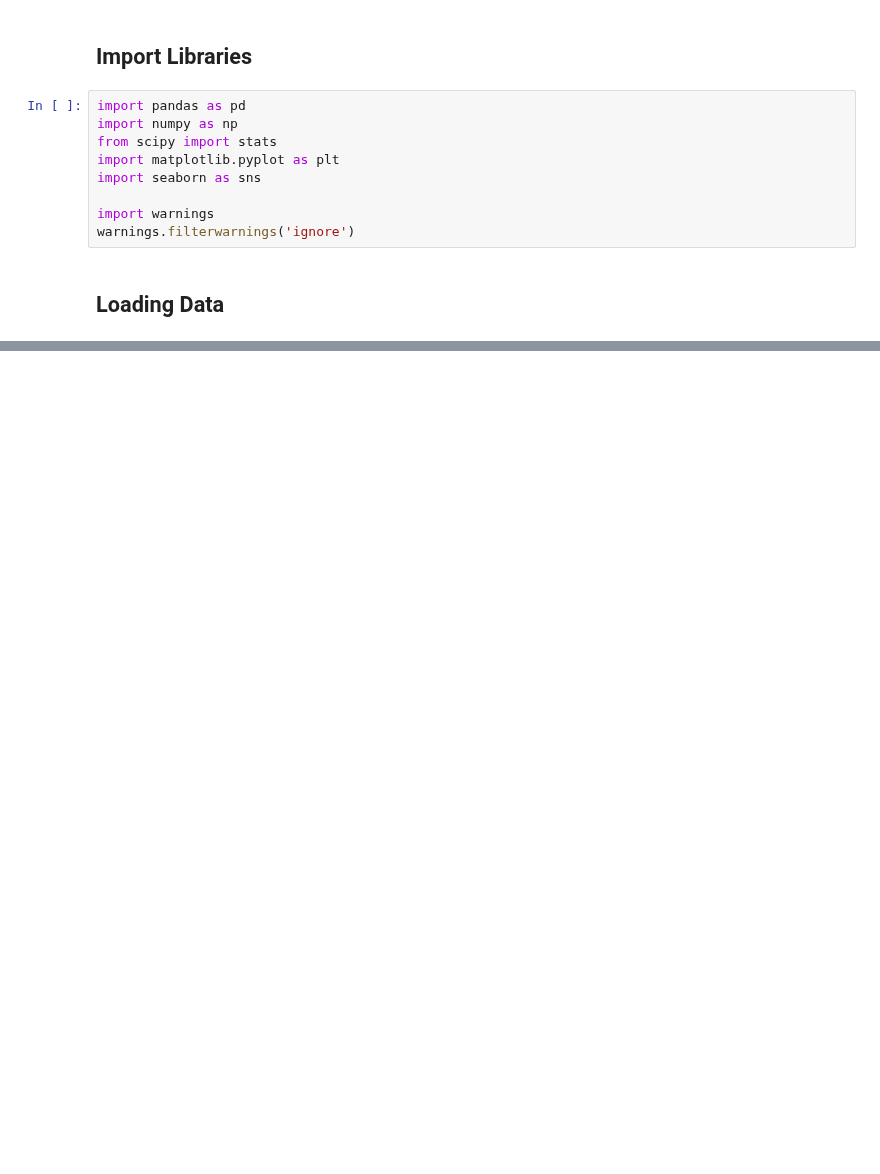
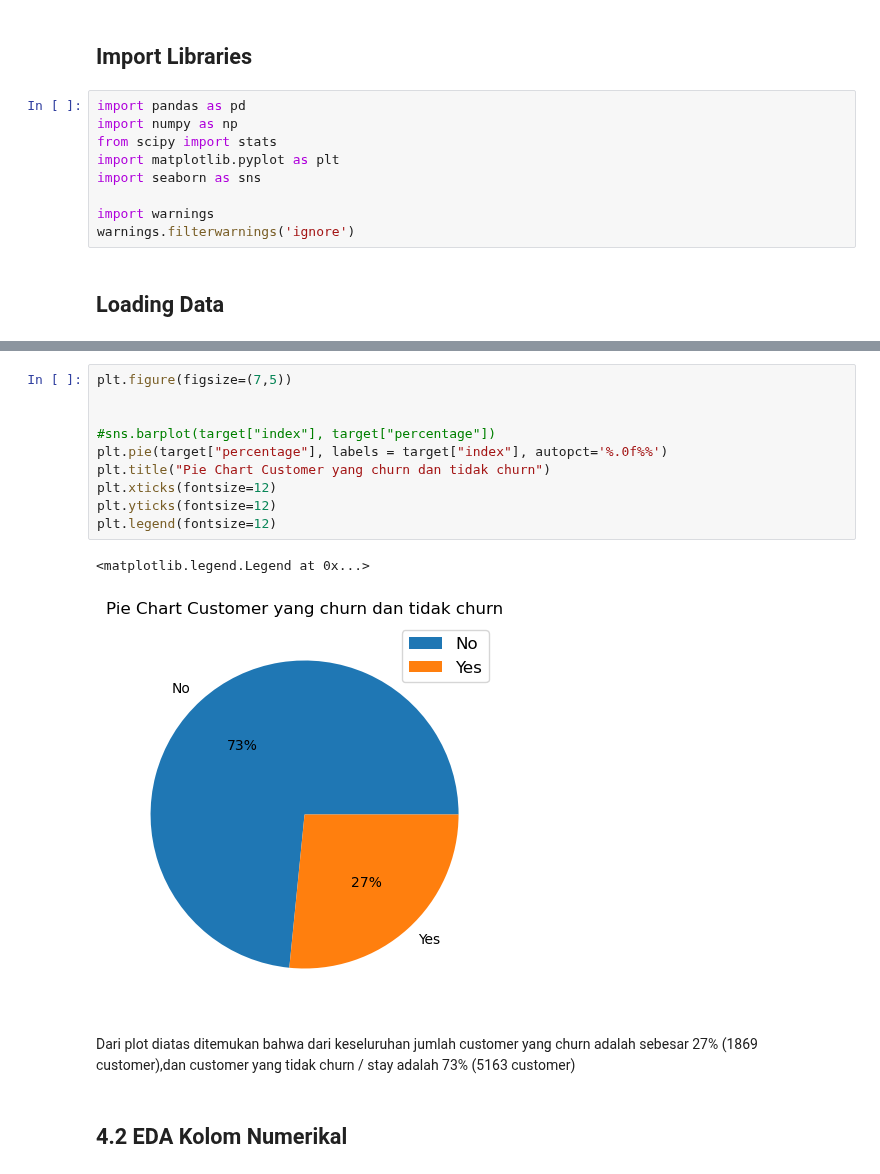
Before and after one commit to FTDS-assignment-bay/p2-final-project-ftds-001-sby-group-001, a Jupyter notebook: data_analyst.ipynb, the cells around one changed output, grey strips where cells are left out. Saved outputs shown, nothing was run; the diff lists cells and outputs as text; blank space fills up the shorter version.

```diff
--- a/data_analyst.ipynb
+++ b/data_analyst.ipynb
@@ -23,0 +56,17 @@ df.head()
+# %%
+plt.figure(figsize=(7,5))
+
+
+#sns.barplot(target["index"], target["percentage"])
+plt.pie(target["percentage"], labels = target["index"], autopct='%.0f%%')
+plt.title("Pie Chart Customer yang churn dan tidak churn")
+plt.xticks(fontsize=12)
+plt.yticks(fontsize=12)
+plt.legend(fontsize=12)
+# %% [output]
+<matplotlib.legend.Legend at 0x...>
+[figure, added]
+# %% [markdown]
+Dari plot diatas ditemukan bahwa dari keseluruhan jumlah customer yang churn adalah sebesar 27% (1869 customer),dan customer yang tidak churn / stay adalah 73% (5163 customer)
+# %% [markdown]
+## 4.2 EDA Kolom Numerikal
```
Also changed, not shown: parts of 25 cells of this notebook.
